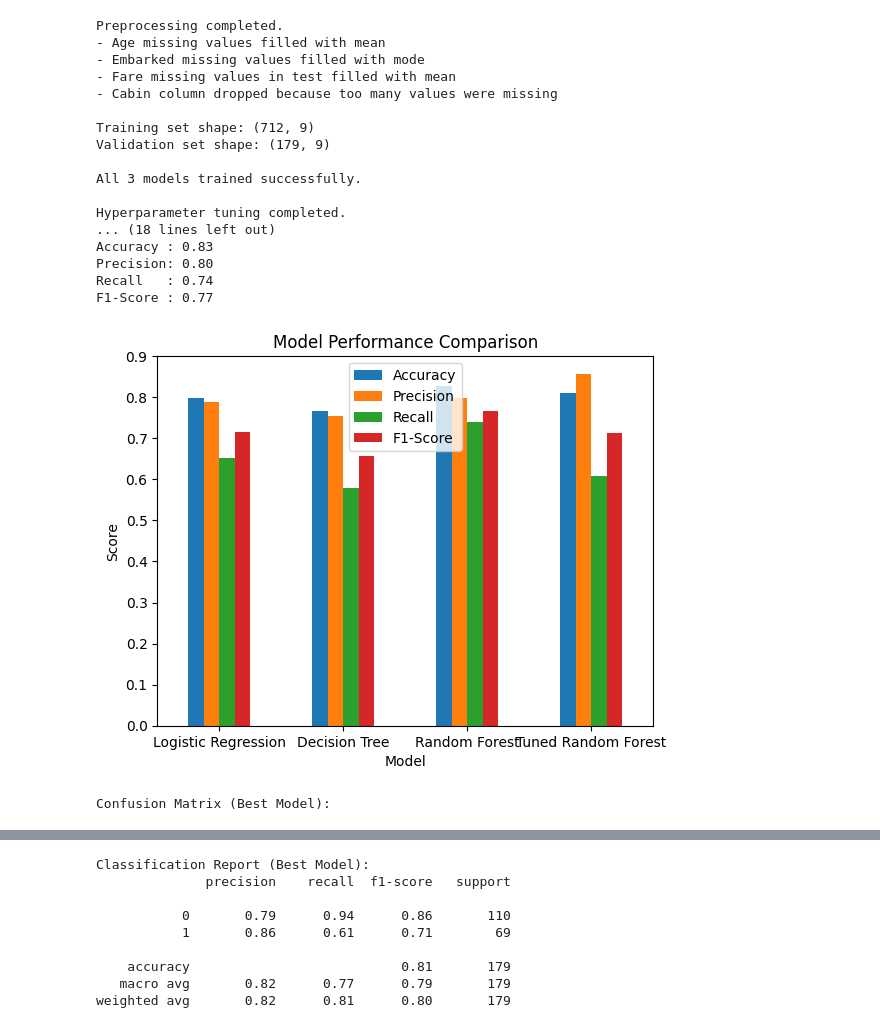
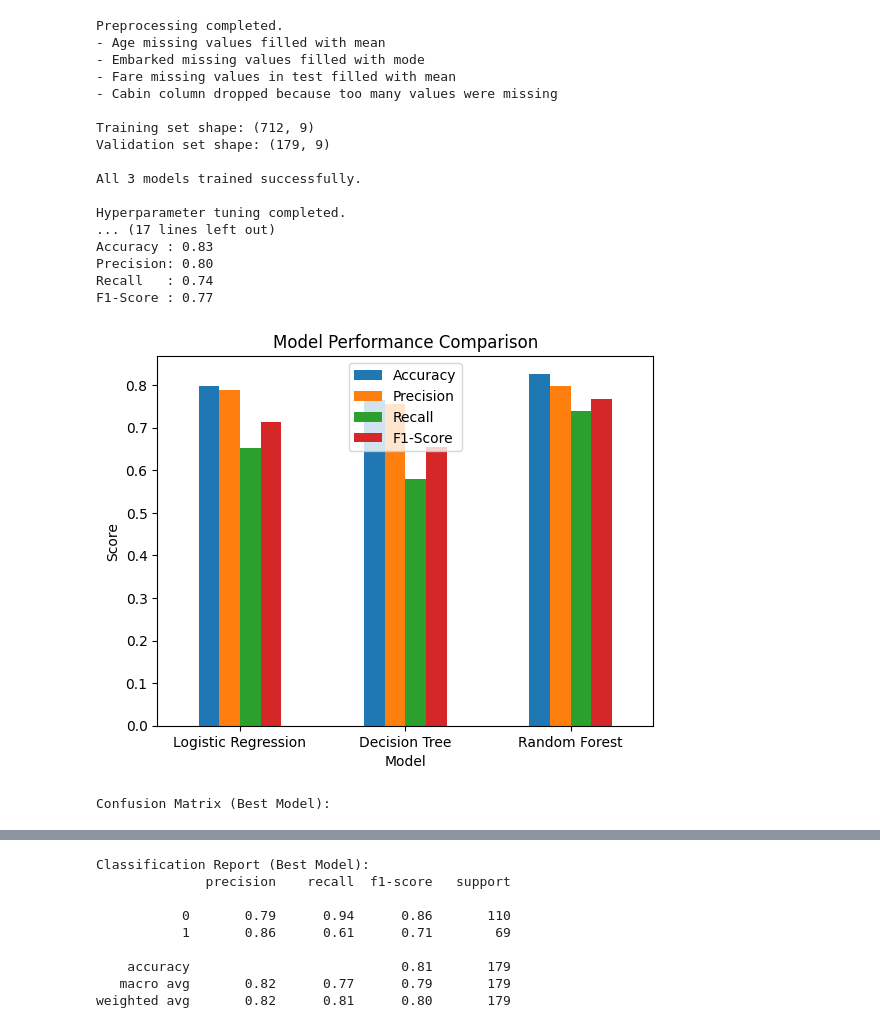
Before and after one commit to misel1-creator/titanic-ml-project, a Jupyter notebook: titanic.ipynb, the cells around one changed output, grey strips where cells are left out. Drawn from its saved outputs; the diff is of its cells as text; code cells hidden in the pictures.

```diff
--- a/titanic.ipynb
+++ b/titanic.ipynb
@@ -240,13 +240,12 @@ results = pd.DataFrame({
     'Model': [
         'Logistic Regression',
         'Decision Tree',
-        'Random Forest',
-        'Tuned Random Forest'
+        'Random Forest'
     ],
-    'Accuracy': [log_acc, dt_acc, rf_acc, best_acc],
-    'Precision': [log_precision, dt_precision, rf_precision, best_precision],
-    'Recall': [log_recall, dt_recall, rf_recall, best_recall],
-    'F1-Score': [log_f1, dt_f1, rf_f1, best_f1]
+    'Accuracy': [log_acc, dt_acc, rf_acc],
+    'Precision': [log_precision, dt_precision, rf_precision],
+    'Recall': [log_recall, dt_recall, rf_recall],
+    'F1-Score': [log_f1, dt_f1, rf_f1]
 })
 
 print("\nBest Parameters from GridSearchCV:")
@@ -310,35 +309,35 @@ Embarked                  2
 | 1 | Survived | Survival status | 0 = No, 1 = Yes |
 | 2 | Pclass | Passenger class | 1 = 1st, 2 = 2nd, 3 = 3rd |
 | 3 | Name | Passenger name | - |
 | 4 | Sex | Gender | male, female |
 | 5 | Age | Age in years | Some missing |
 | 6 | SibSp | Siblings / spouses aboard | - |
 | 7 | Parch | Parents / children aboard | - |
 | 8 | Ticket | Ticket number | - |
 | 9 | Fare | Ticket price | - |
 | 10 | Cabin | Cabin number | Many missing |
 | 11 | Embarked | Port of embarkation | C, Q, S |
 [figure]
 [figure]
 [figure]
 Preprocessing completed.
 - Age missing values filled with mean
 - Embarked missing values filled with mode
 - Fare missing values in test filled with mean
 - Cabin column dropped because too many values were missing
 
 Training set shape: (712, 9)
 Validation set shape: (179, 9)
 
 All 3 models trained successfully.
 
 Hyperparameter tuning completed.
-... (18 lines left out)
+... (17 lines left out)
 Accuracy : 0.83
 Precision: 0.80
 Recall   : 0.74
 F1-Score : 0.77
-[figure, old version]
+[figure, new version]
 Confusion Matrix (Best Model):
 [figure]
 Classification Report (Best Model):
```
Also changed, not shown: parts of 1 cell of this notebook.
